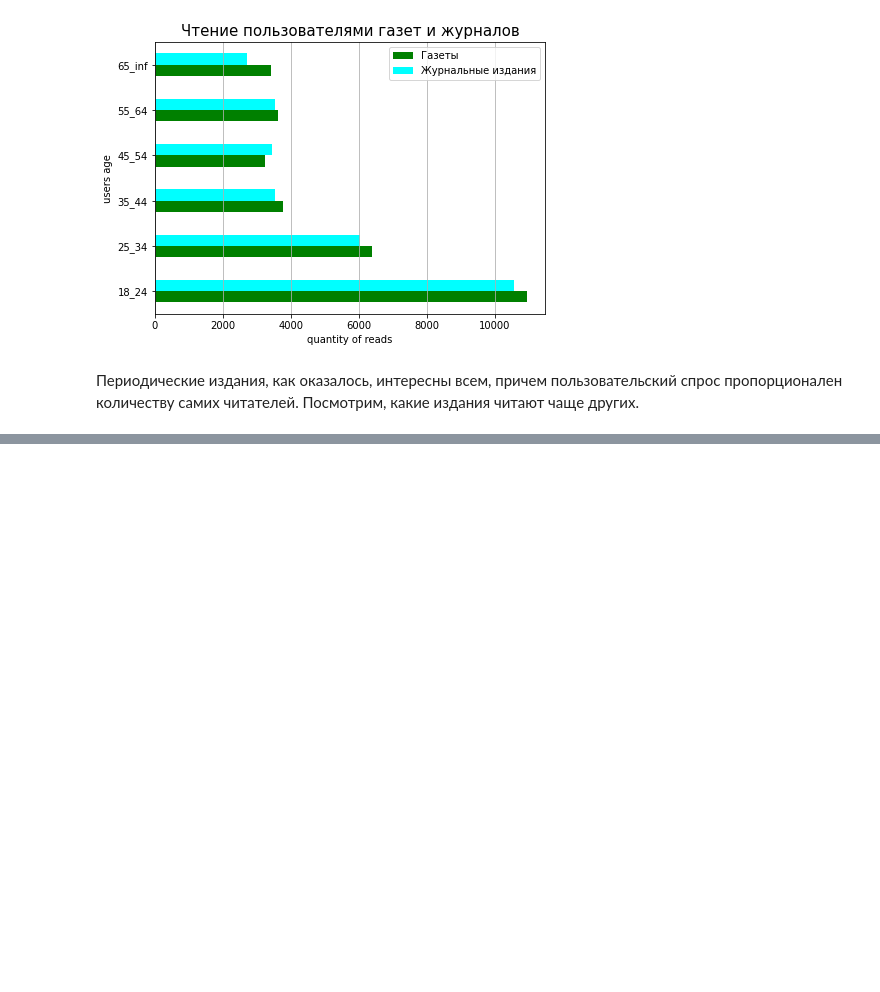
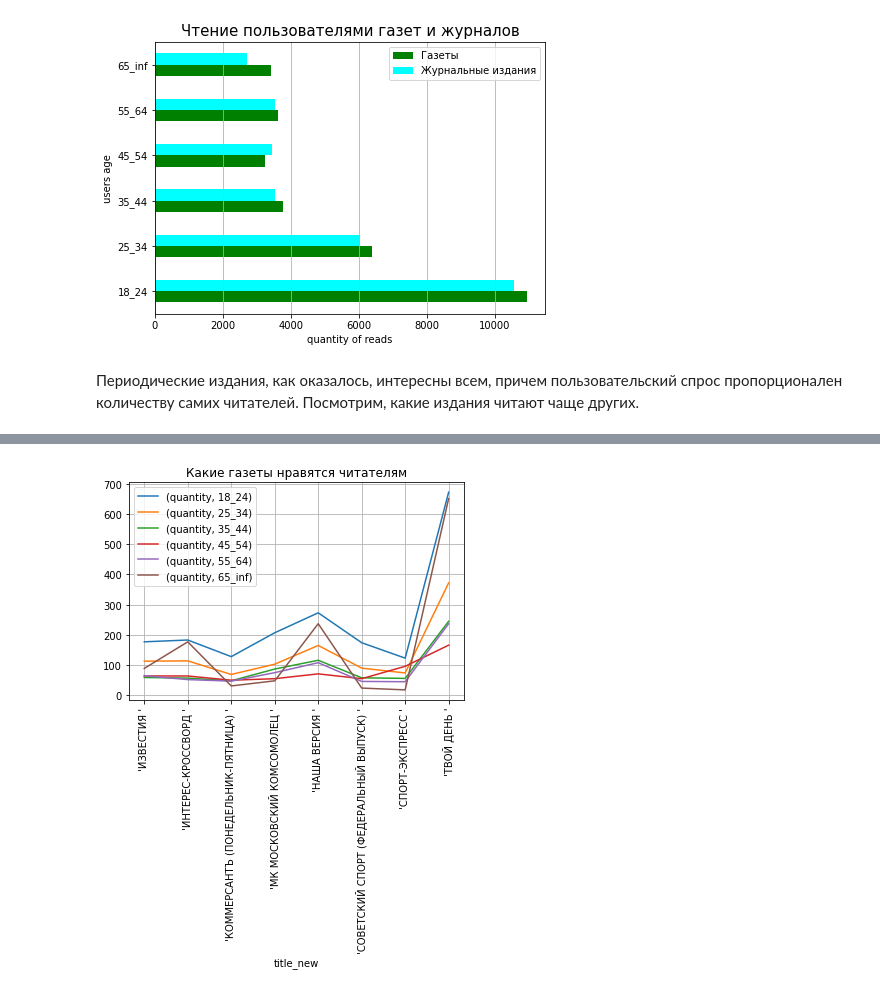
Before and after one commit to OlgaTer/diploma, a Jupyter notebook: diploma.ipynb, the cells around one changed output, grey strips where cells are left out. Drawn from its saved outputs; the diff is of its cells as text; code cells hidden in the pictures; blank space fills up the shorter version.

```diff
--- a/diploma.ipynb
+++ b/diploma.ipynb
@@ -3452,0 +3508,8 @@ jour_800 = ["'ПРОФИЛЬ '","'ЗВЕЗДЫ И СОВЕТЫ '","'ВСЕ ДЛ
+# %%
+# теперь посмотрим на предпочтения читателей: также
+# выделим в отдельный датафрейм данные по газетам и читателям-мужчинам
+
+paper_group_men = df_data_all_newspaper_journal\
+        .loc[(df_data_all_newspaper_journal['title_new'].isin(news_top)) & (df_data_all_newspaper_journal['sex_all']==1)]
+
+paper_group_men
@@ -3452,0 +3530,16 @@ jour_800 = ["'ПРОФИЛЬ '","'ЗВЕЗДЫ И СОВЕТЫ '","'ВСЕ ДЛ
+# %%
+# сгруппируем значения по возрасту
+
+paper_top_men = paper_group_men.groupby(['title_new','age'])\
+                .count().rename(columns={'Газеты': 'quantity'})[['quantity']]
+
+paper_top_men.to_csv('paper_top_men.csv', index=False)
+# %%
+# и построим график
+
+paper_top_men.unstack('age').plot(rot=90)
+plt.title('Какие газеты нравятся читателям')
+plt.legend()
+plt.grid()
+# %% [output]
+[figure, added]
```
Also changed, not shown: parts of 134 cells of this notebook.
